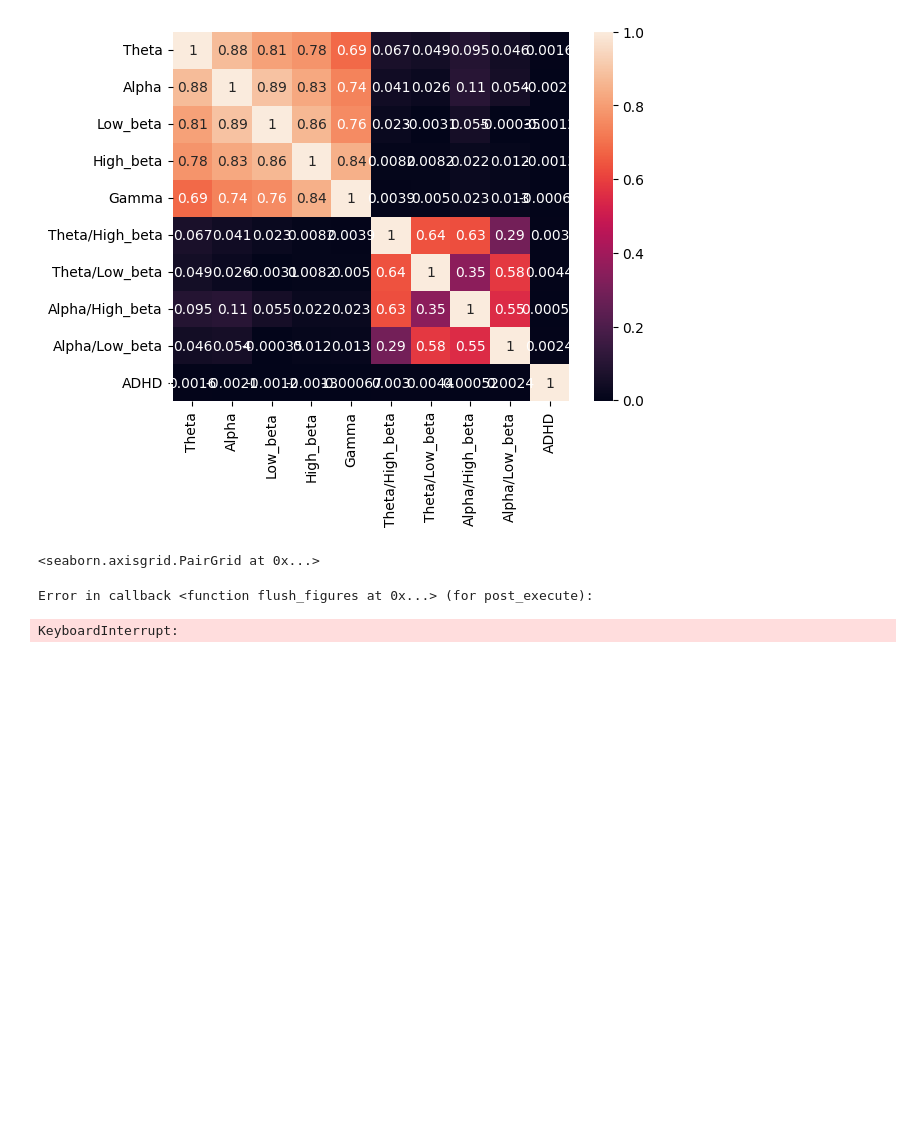
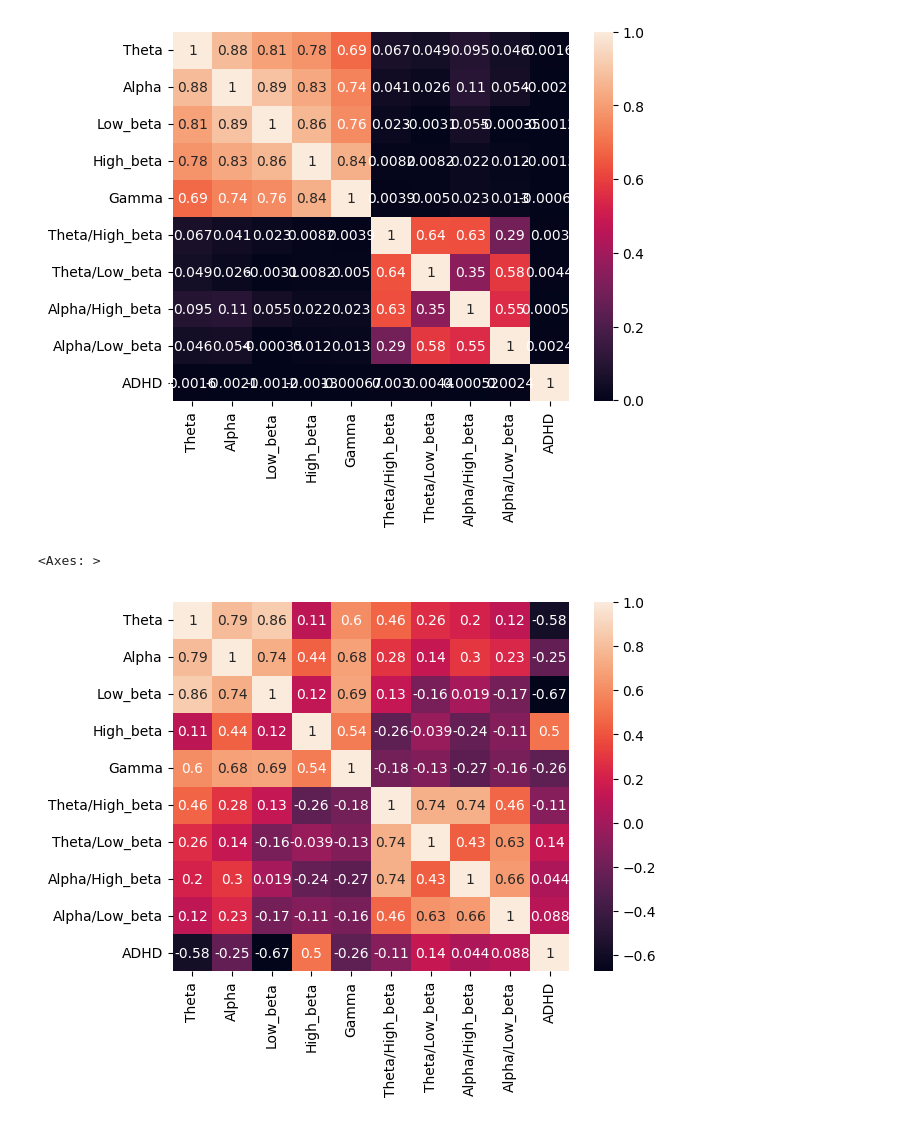
Before and after one commit to franitaa/ADHD-EEG-Game, a Jupyter notebook: ADHD_EEG_Game.ipynb, the cells around one changed output. Saved outputs shown, nothing was run; the diff lists cells and outputs as text; code cells hidden in the pictures; blank space fills up the shorter version.

```diff
--- a/ADHD_EEG_Game.ipynb
+++ b/ADHD_EEG_Game.ipynb
@@ -637,9 +659,8 @@ sns.heatmap(ADHD_df.corr(method='pearson'), annot = True)
 # %% [output]
 <Axes: >
 [figure]
-# %%
-sns.pairplot(ADHD_df, hue='ADHD', height=4)
-# %% [output]
-<seaborn.axisgrid.PairGrid at 0x...>
-Error in callback <function flush_figures at 0x...> (for post_execute):
-KeyboardInterrupt:
+# %%
+sns.heatmap(ADHD_df.corr(method='spearman'), annot = True)
+# %% [output]
+<Axes: >
+[figure, added]
```
Also changed, not shown: parts of 5 cells of this notebook.
